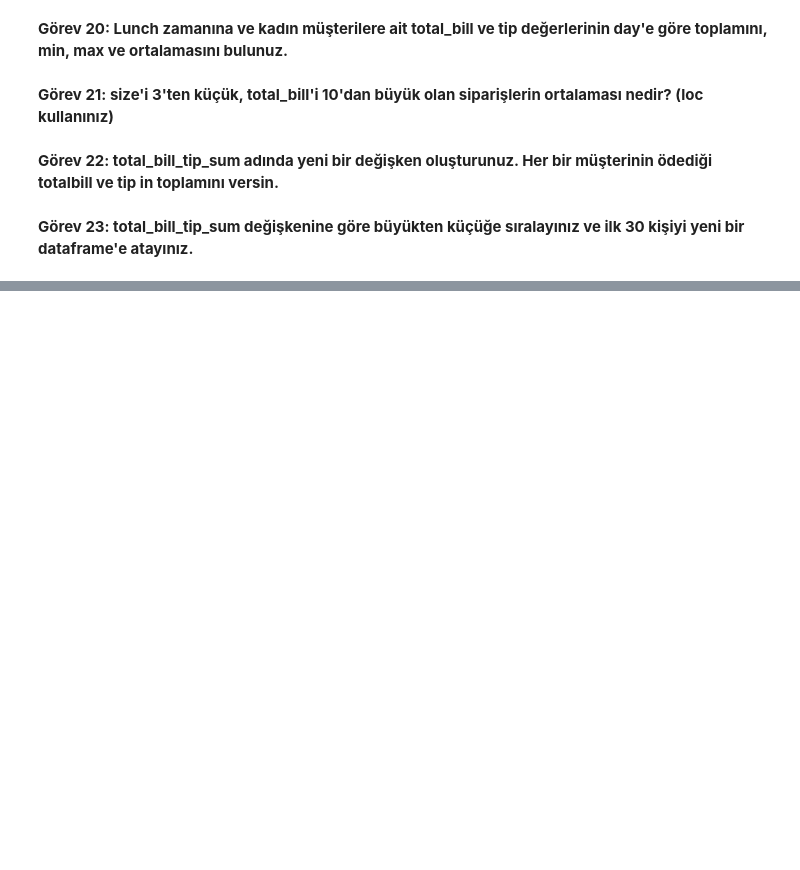
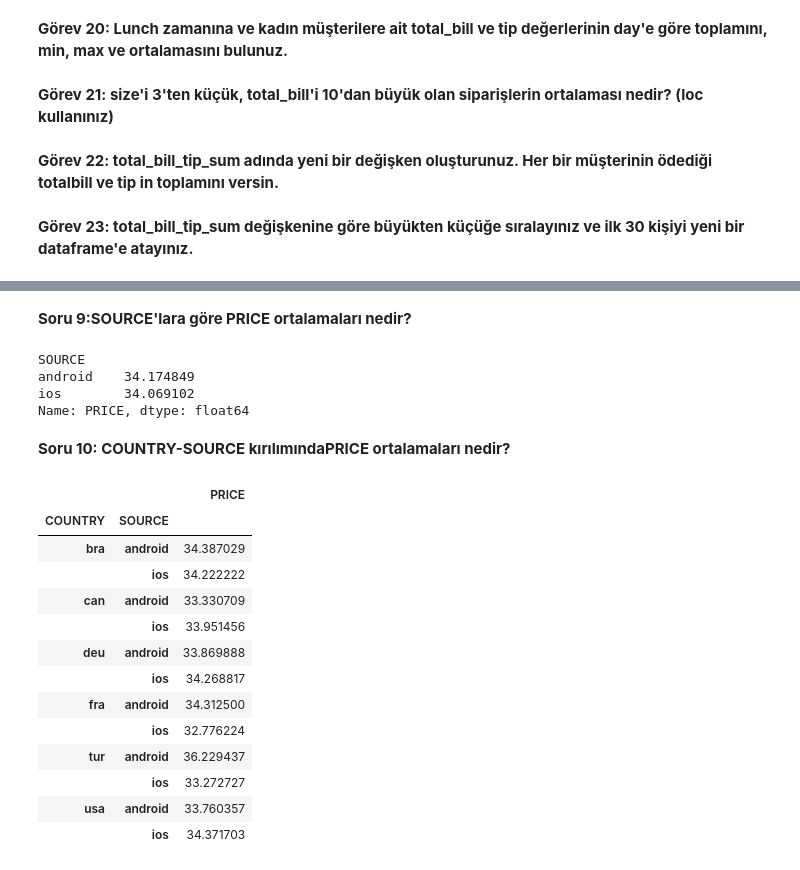
Before and after one commit to mseviker/Baslangic, a Jupyter notebook: baslangic.ipynb, the cells around one changed output, grey strips where cells are left out. Cells and saved outputs as stored; diff of their text form; code cells hidden in the pictures; blank space fills up the shorter version.

```diff
--- a/baslangic.ipynb
+++ b/baslangic.ipynb
@@ -375,0 +498,38 @@ ilk_otuz = (df.sort_values(by='total_bill_tip_sum', ascending=False)).head(30)
+# %% [markdown]
+**Soru 9:SOURCE'lara göre PRICE ortalamaları nedir?**
+# %%
+df.groupby("SOURCE").agg({"PRICE": "mean"})
+
+#Yada
+
+df.groupby("SOURCE")["PRICE"].mean()
+# %% [output]
+SOURCE
+android    34.174849
+ios        34.069102
+Name: PRICE, dtype: float64
+# %% [markdown]
+**Soru 10: COUNTRY-SOURCE kırılımındaPRICE ortalamaları nedir?**
+# %%
+df.groupby(["COUNTRY", "SOURCE"])["PRICE"].mean()
+
+#Yada
+
+df.groupby(["COUNTRY", "SOURCE"]).agg({"PRICE": "mean"})
+
+df.groupby(by = ["COUNTRY", "SOURCE"]).agg({"PRICE": "mean"}) # groupby içerisinde tekrar by kullanılabilir.
+# %% [output]
+|  |  | PRICE |
+| COUNTRY | SOURCE |  |
+| bra | android | 34.387029 |
+|  | ios | 34.222222 |
+| can | android | 33.330709 |
+|  | ios | 33.951456 |
+| deu | android | 33.869888 |
+|  | ios | 34.268817 |
+| fra | android | 34.312500 |
+|  | ios | 32.776224 |
+| tur | android | 36.229437 |
+|  | ios | 33.272727 |
+| usa | android | 33.760357 |
+|  | ios | 34.371703 |
```
Also changed, not shown: parts of 40 cells of this notebook.
